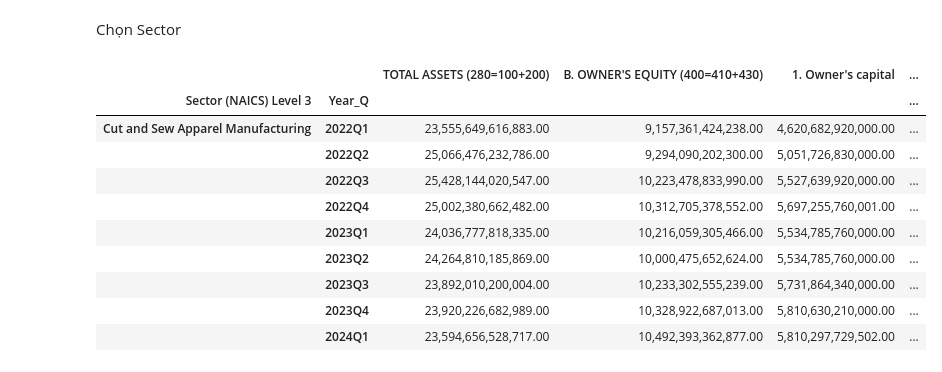
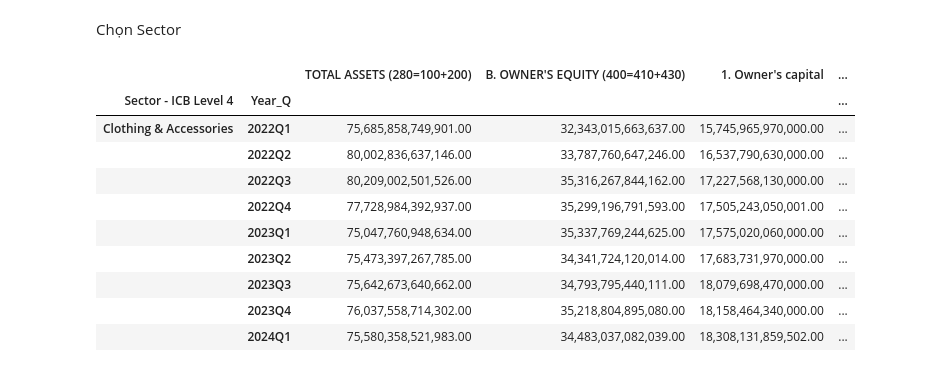
Before and after one commit to mrtotet/Statement_analyst_all_3, a Jupyter notebook: notebooks/data_from_vietstock/analyst.ipynb, the cells around one changed output. Cells and saved outputs as stored; diff of their text form; code cells hidden in the pictures.

```diff
--- a/notebooks/data_from_vietstock/analyst.ipynb
+++ b/notebooks/data_from_vietstock/analyst.ipynb
@@ -155,21 +155,21 @@ Sector_BCTC
 # %% [markdown]
 Chọn Sector
 # %%
-Choose_sector = "Cut and Sew Apparel Manufacturing"
+Choose_sector = "Clothing & Accessories"
 Choose_sector_overview = Sector_BCTC.loc[[Choose_sector]]
 Choose_sector_overview
 # %% [output]
 |  |  | TOTAL ASSETS (280=100+200) | B. OWNER'S EQUITY (400=410+430) | 1. Owner's capital | ... |
-| Sector (NAICS) Level 3 | Year_Q |  |  |  | ... |
-| Cut and Sew Apparel Manufacturing | 2022Q1 | 23,555,649,616,883.00 | 9,157,361,424,238.00 | 4,620,682,920,000.00 | ... |
-|  | 2022Q2 | 25,066,476,232,786.00 | 9,294,090,202,300.00 | 5,051,726,830,000.00 | ... |
-|  | 2022Q3 | 25,428,144,020,547.00 | 10,223,478,833,990.00 | 5,527,639,920,000.00 | ... |
-|  | 2022Q4 | 25,002,380,662,482.00 | 10,312,705,378,552.00 | 5,697,255,760,001.00 | ... |
-|  | 2023Q1 | 24,036,777,818,335.00 | 10,216,059,305,466.00 | 5,534,785,760,000.00 | ... |
-|  | 2023Q2 | 24,264,810,185,869.00 | 10,000,475,652,624.00 | 5,534,785,760,000.00 | ... |
-|  | 2023Q3 | 23,892,010,200,004.00 | 10,233,302,555,239.00 | 5,731,864,340,000.00 | ... |
-|  | 2023Q4 | 23,920,226,682,989.00 | 10,328,922,687,013.00 | 5,810,630,210,000.00 | ... |
-|  | 2024Q1 | 23,594,656,528,717.00 | 10,492,393,362,877.00 | 5,810,297,729,502.00 | ... |
+| Sector - ICB Level 4 | Year_Q |  |  |  | ... |
+| Clothing & Accessories | 2022Q1 | 75,685,858,749,901.00 | 32,343,015,663,637.00 | 15,745,965,970,000.00 | ... |
+|  | 2022Q2 | 80,002,836,637,146.00 | 33,787,760,647,246.00 | 16,537,790,630,000.00 | ... |
+|  | 2022Q3 | 80,209,002,501,526.00 | 35,316,267,844,162.00 | 17,227,568,130,000.00 | ... |
+|  | 2022Q4 | 77,728,984,392,937.00 | 35,299,196,791,593.00 | 17,505,243,050,001.00 | ... |
+|  | 2023Q1 | 75,047,760,948,634.00 | 35,337,769,244,625.00 | 17,575,020,060,000.00 | ... |
+|  | 2023Q2 | 75,473,397,267,785.00 | 34,341,724,120,014.00 | 17,683,731,970,000.00 | ... |
+|  | 2023Q3 | 75,642,673,640,662.00 | 34,793,795,440,111.00 | 18,079,698,470,000.00 | ... |
+|  | 2023Q4 | 76,037,558,714,302.00 | 35,218,804,895,080.00 | 18,158,464,340,000.00 | ... |
+|  | 2024Q1 | 75,580,358,521,983.00 | 34,483,037,082,039.00 | 18,308,131,859,502.00 | ... |
 # %%
 Choose_sector_detailview = BCTC[BCTC['Sector - ICB Level 4']==Choose_sector][["Stock code","Year_Q","TOTAL ASSETS (280=100+200)","1. Owner's capital ",'18. Net profit after tax  (60 = 50 - 51 - 52)','Market_cap']]
 Choose_sector_detailview['Last_Year_Quarter_Profit'] = Choose_sector_detailview.groupby(["Stock code"])['18. Net profit after tax  (60 = 50 - 51 - 52)'].shift(4)  #lay loi nhuan quy cung ky nam truoc
```
Also changed, not shown: parts of 1 cell of this notebook.
